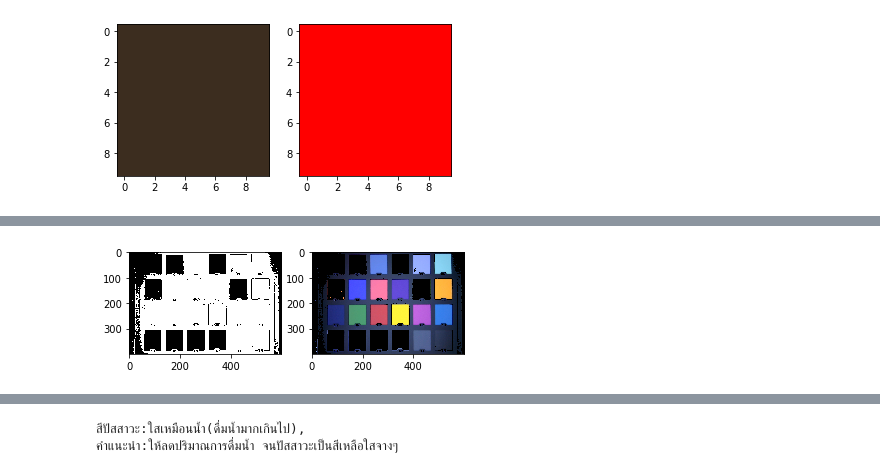
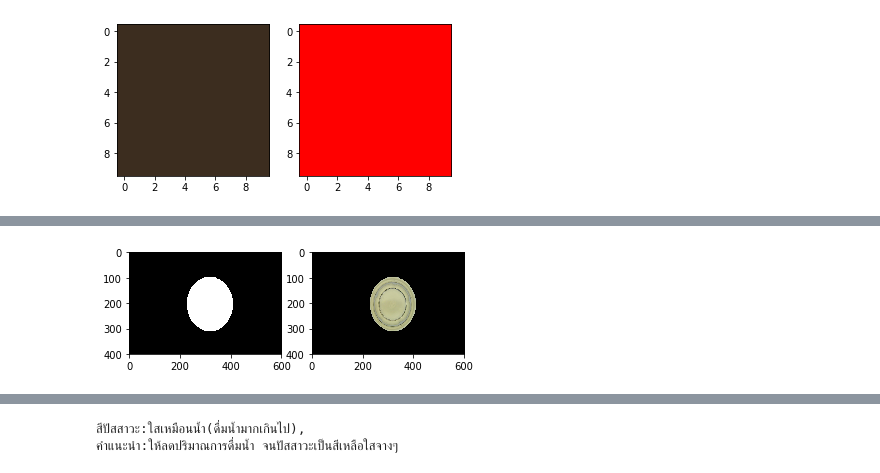
Before and after one commit to swedwi/Urine-Analysis, a Jupyter notebook: Color Correction - Urine.ipynb, the cells around one changed output, grey strips where cells are left out. Drawn from its saved outputs; the diff is of its cells as text; code cells hidden in the pictures.

Commit message:
Added the urine tracking module and set the codes for color segmentation

```diff
--- a/Color Correction - Urine.ipynb
+++ b/Color Correction - Urine.ipynb
@@ -305,19 +405,21 @@ if __name__ == "__main__":
 # %%
-    mask = cv2.inRange(hsv_urine,light_yellow,dark_yellow)
+    light_lower = (0,12,44)
+    light_upper = (89,171,255)
+    mask = cv2.inRange(hsv_urine,light_lower,light_upper)
     result = cv2.bitwise_and(targetRGB,targetRGB, mask=mask)
     view = cv2.cvtColor(result,cv2.COLOR_RGB2BGR)
     cv2.imshow("filtered view", view)
 
     plt.subplot(1,2,1)
     plt.imshow(mask,cmap="gray")
     plt.subplot(1,2,2)
     plt.imshow(result)
     plt.show()
 
     cv2.waitKey(0)
     cv2.destroyAllWindows()
 # %% [output]
-[figure, old version]
+[figure, new version]
 # %%
     print(targetValue)
 # %%
```
Also changed, not shown: parts of 10 cells of this notebook, 8 other files.
